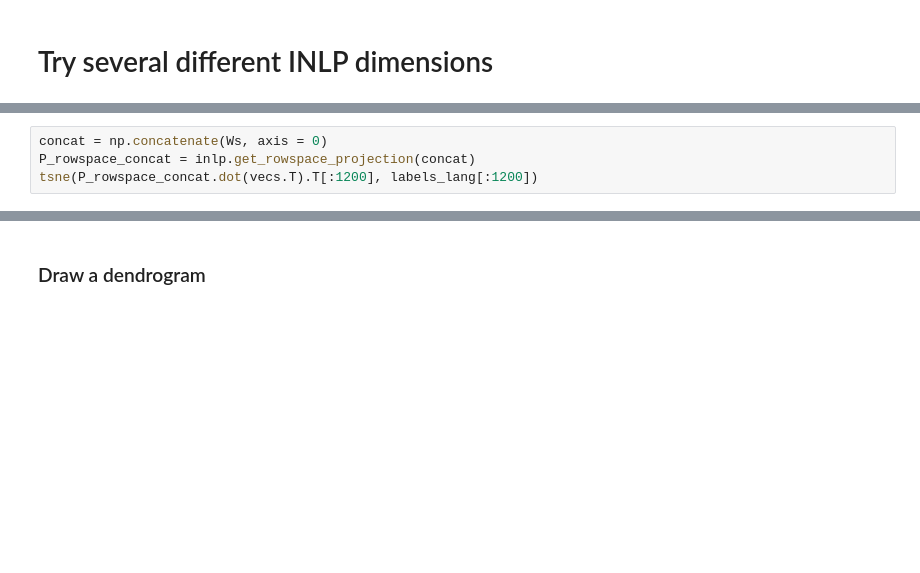
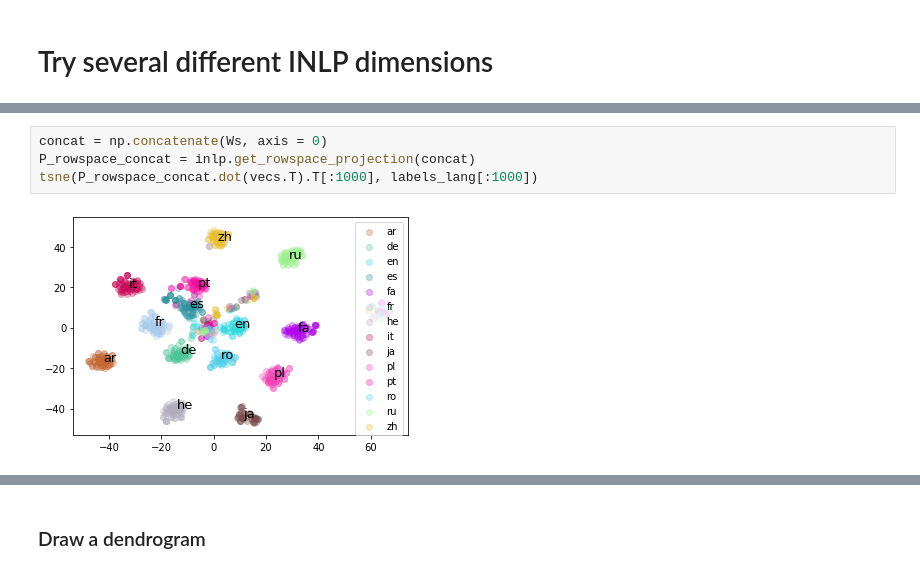
Before and after one commit to Shaul1321/multilingual-inlp, a Jupyter notebook: inlp-mbert-experiment.ipynb, the cells around one changed output, grey strips where cells are left out. Cells and saved outputs as stored; diff of their text form; blank space fills up the shorter version.

```diff
--- a/inlp-mbert-experiment.ipynb
+++ b/inlp-mbert-experiment.ipynb
@@ -390,7 +483,9 @@ for num_classifiers in [3]:
 # %%
 concat = np.concatenate(Ws, axis = 0)
 P_rowspace_concat = inlp.get_rowspace_projection(concat)
-tsne(P_rowspace_concat.dot(vecs.T).T[:1200], labels_lang[:1200])
+tsne(P_rowspace_concat.dot(vecs.T).T[:1000], labels_lang[:1000])
+# %% [output]
+[figure, added]
 # %%
 vecs_projected_low_dim = []
 for w in Ws:
```
Also changed, not shown: parts of 59 cells of this notebook.
